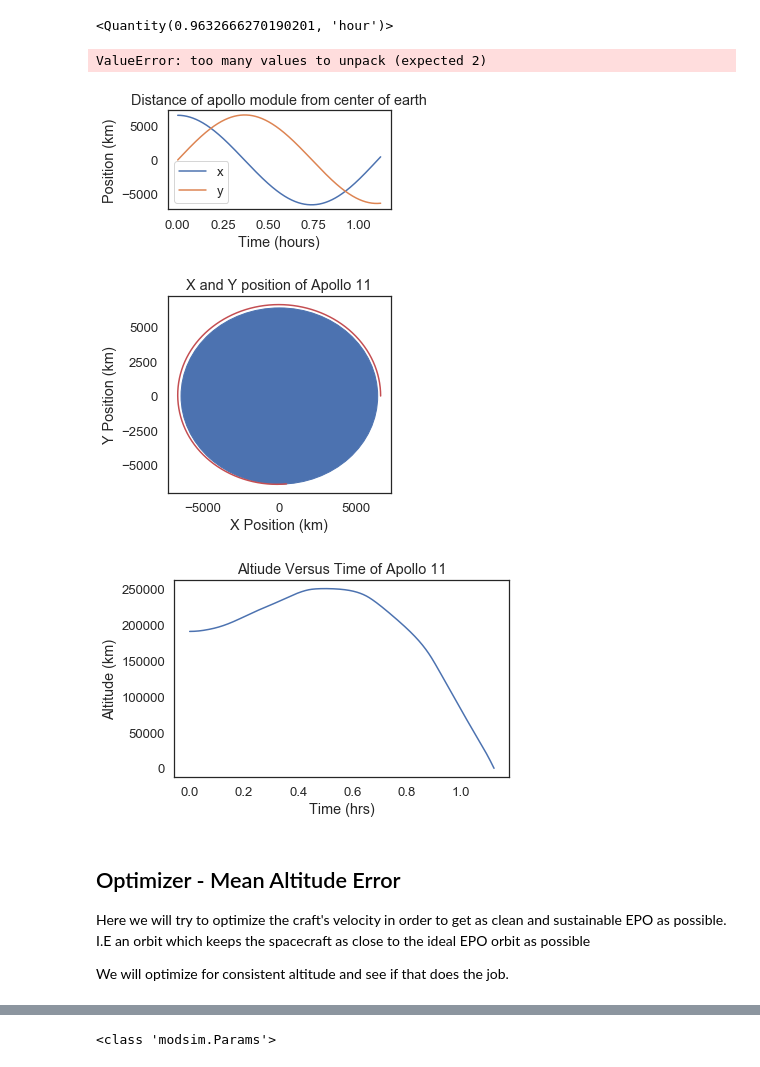
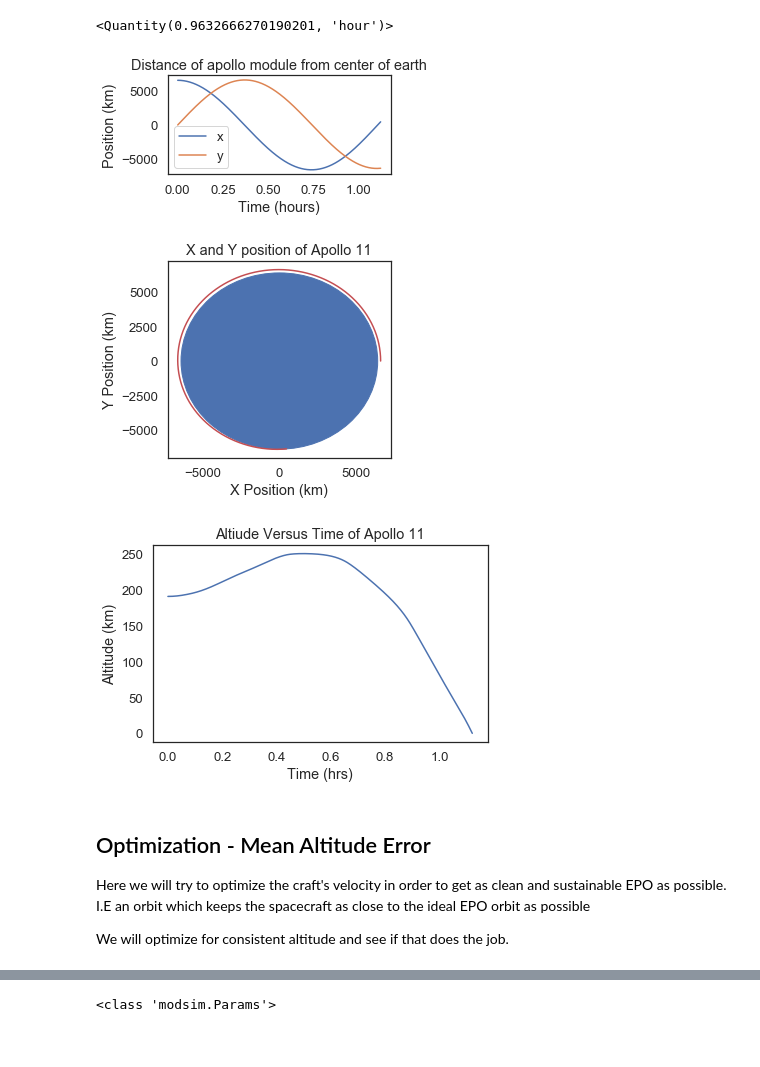
Before and after one commit to Inkering/orbiter, a Jupyter notebook: DieterOrbiter.ipynb, the cells around one changed output, grey strips where cells are left out. Cells and saved outputs as stored; diff of their text form; code cells hidden in the pictures.

```diff
--- a/DieterOrbiter.ipynb
+++ b/DieterOrbiter.ipynb
@@ -283,7 +292,7 @@ def plot_orbit(simulation_results, earth, potential_path):
     # plot altitude versus time to show change in alt over time
     fig3 = plt.figure(figsize=(6, 8))
     ax1 = fig3.add_subplot(211)
-    ax1.plot(simulation_results.index / 60 / 60, get_alt(simulation_results), label="altitude")
+    ax1.plot(simulation_results.index / 60 / 60, get_alt(simulation_results) / 1000, label="altitude")
     ax1.set_ylabel("Altitude (km)")
     ax1.set_xlabel("Time (hrs)")
     ax1.set_title("Altiude Versus Time of Apollo 11")
@@ -292,14 +301,13 @@ def plot_orbit(simulation_results, earth, potential_path):
     return fig1, fig2, fig3
 # %%
 #results_blah = run_simulation()
-plot1, plot2 = plot_orbit(results, True, True)
+plot1, plot2, plot3 = plot_orbit(results, True, True)
 # %% [output]
-ValueError: too many values to unpack (expected 2)
 [figure]
 [figure]
-[figure, old version]
+[figure, new version]
 # %% [markdown]
-## Optimizer - Mean Altitude Error
+## Optimization - Mean Altitude Error
 Here we will try to optimize the craft's velocity in order to get as clean and sustainable EPO as possible. I.E an orbit which keeps the spacecraft as close to the ideal EPO orbit as possible
 
 We will optimize for consistent altitude and see if that does the job.
```
Also changed, not shown: parts of 22 cells of this notebook.
